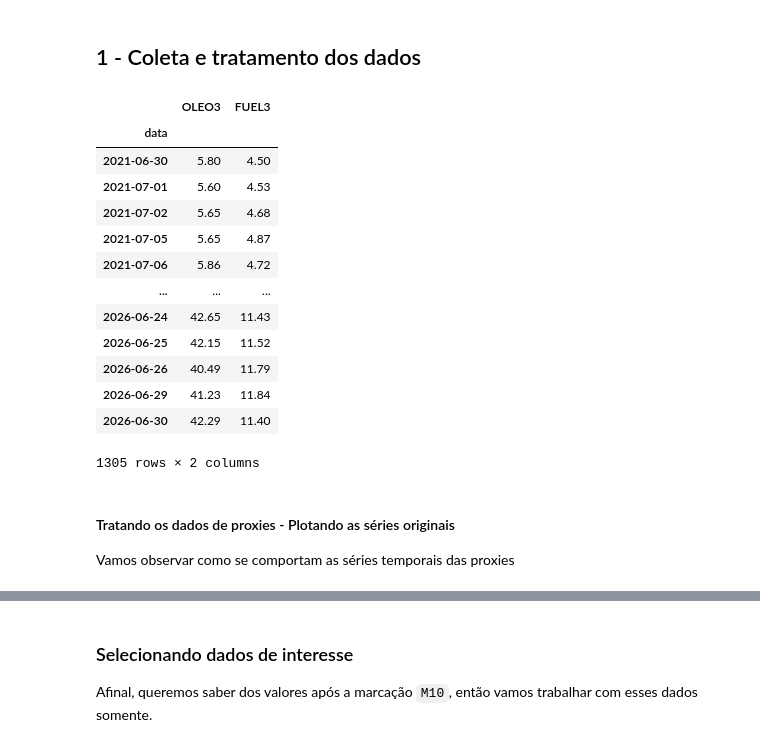
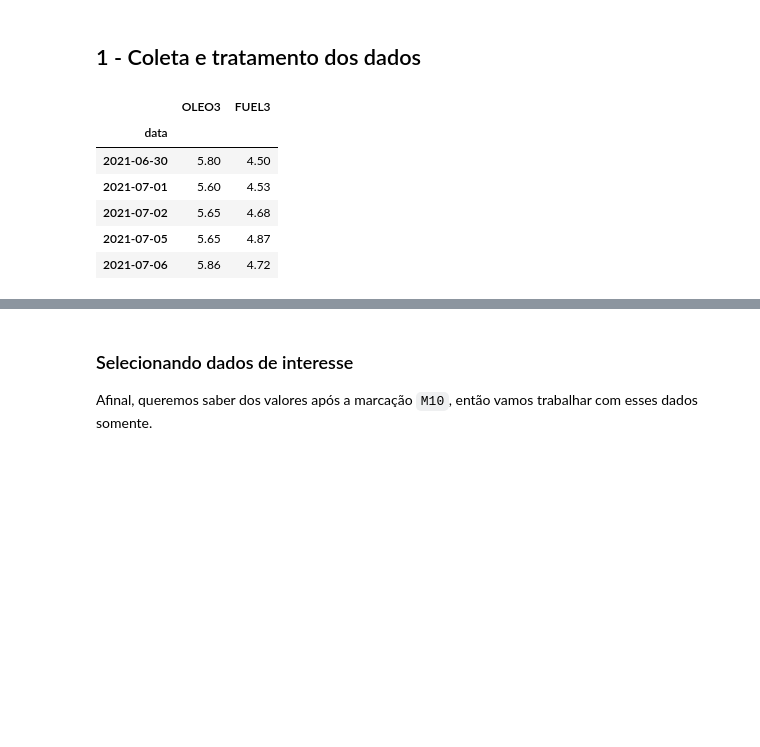
Before and after one commit to isaiasgoncalves/studyCaseII, a Jupyter notebook: fase_1.ipynb, the cells around one changed output, grey strips where cells are left out. Cells and saved outputs as stored; diff of their text form; code cells hidden in the pictures; blank space fills up the shorter version.

Commit message:
Ajustes nos tratamentos de dados

```diff
--- a/fase_1.ipynb
+++ b/fase_1.ipynb
@@ -12,30 +12,19 @@ sns.set_theme(style="whitegrid")
 # %%
 marks = pd.read_csv("./data/marcacoes.csv")
 proxies = pd.read_csv("./data/proxies.csv")
 
 marks['data'] = pd.to_datetime(marks['data'])
 proxies['data'] = pd.to_datetime(proxies['data'])
 
 marks = marks.set_index("data").sort_index()
 proxies = proxies.set_index("data").sort_index()
 
-proxies
+proxies.head()
 # %% [output]
 |  | OLEO3 | FUEL3 |
 | data |  |  |
 | 2021-06-30 | 5.80 | 4.50 |
 | 2021-07-01 | 5.60 | 4.53 |
 | 2021-07-02 | 5.65 | 4.68 |
 | 2021-07-05 | 5.65 | 4.87 |
 | 2021-07-06 | 5.86 | 4.72 |
-| ... | ... | ... |
-| 2026-06-24 | 42.65 | 11.43 |
-| 2026-06-25 | 42.15 | 11.52 |
-| 2026-06-26 | 40.49 | 11.79 |
-| 2026-06-29 | 41.23 | 11.84 |
-| 2026-06-30 | 42.29 | 11.40 |
-1305 rows × 2 columns
-# %% [markdown]
-#### Tratando os dados de proxies - Plotando as séries originais
-
-Vamos observar como se comportam as séries temporais das proxies
```
Also changed, not shown: parts of 15 cells of this notebook.
